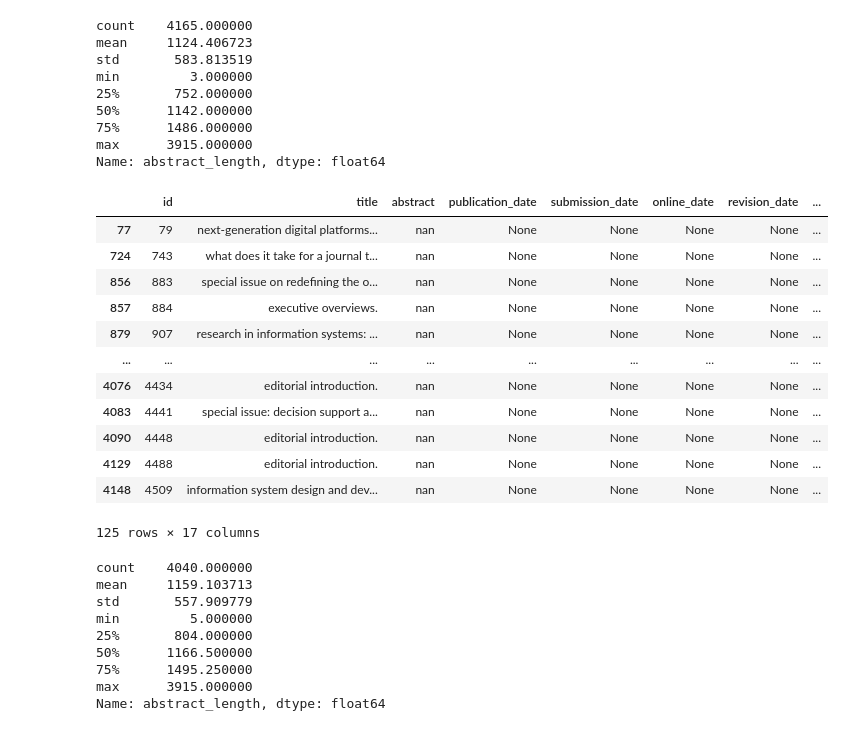
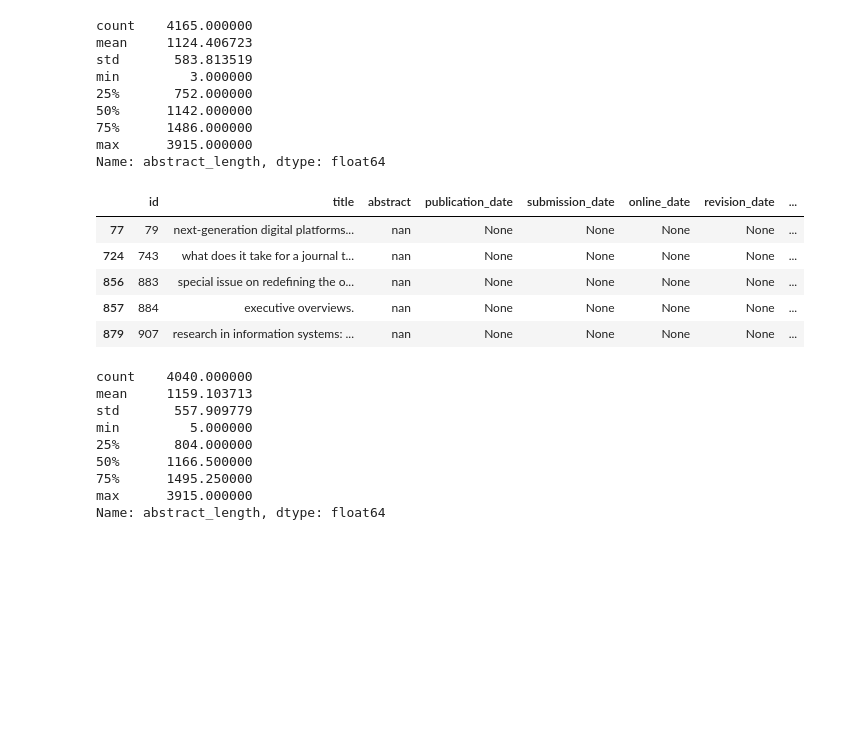
Before and after one commit to harrywang/pub-analyzer, a Jupyter notebook: pre-processing/eda-sample-dataset.ipynb, the cells around one changed output. Saved outputs shown, nothing was run; the diff lists cells and outputs as text; code cells hidden in the pictures; blank space fills up the shorter version.

```diff
--- a/eda/eda-sample-dataset.ipynb
+++ b/pre-processing/eda-sample-dataset.ipynb
@@ -979,21 +955,14 @@ Name: abstract_length, dtype: float64
 # %%
 # min abstract length = 3
 # it responds to 'nan'
-paper_length[paper_length['abstract_length']==3]
+paper_length[paper_length['abstract_length']==3].head()
 # %% [output]
 |  | id | title | abstract | publication_date | submission_date | online_date | revision_date | ... |
 | 77 | 79 | next-generation digital platforms... | nan | None | None | None | None | ... |
 | 724 | 743 | what does it take for a journal t... | nan | None | None | None | None | ... |
 | 856 | 883 | special issue on redefining the o... | nan | None | None | None | None | ... |
 | 857 | 884 | executive overviews. | nan | None | None | None | None | ... |
 | 879 | 907 | research in information systems: ... | nan | None | None | None | None | ... |
-| ... | ... | ... | ... | ... | ... | ... | ... | ... |
-| 4076 | 4434 | editorial introduction. | nan | None | None | None | None | ... |
-| 4083 | 4441 | special issue: decision support a... | nan | None | None | None | None | ... |
-| 4090 | 4448 | editorial introduction. | nan | None | None | None | None | ... |
-| 4129 | 4488 | editorial introduction. | nan | None | None | None | None | ... |
-| 4148 | 4509 | information system design and dev... | nan | None | None | None | None | ... |
-125 rows × 17 columns
 # %%
 # remove these rows
 paper_length = paper_length[paper_length['abstract_length']>3]
```
Also changed, not shown: parts of 11 cells of this notebook, 2 other files.
